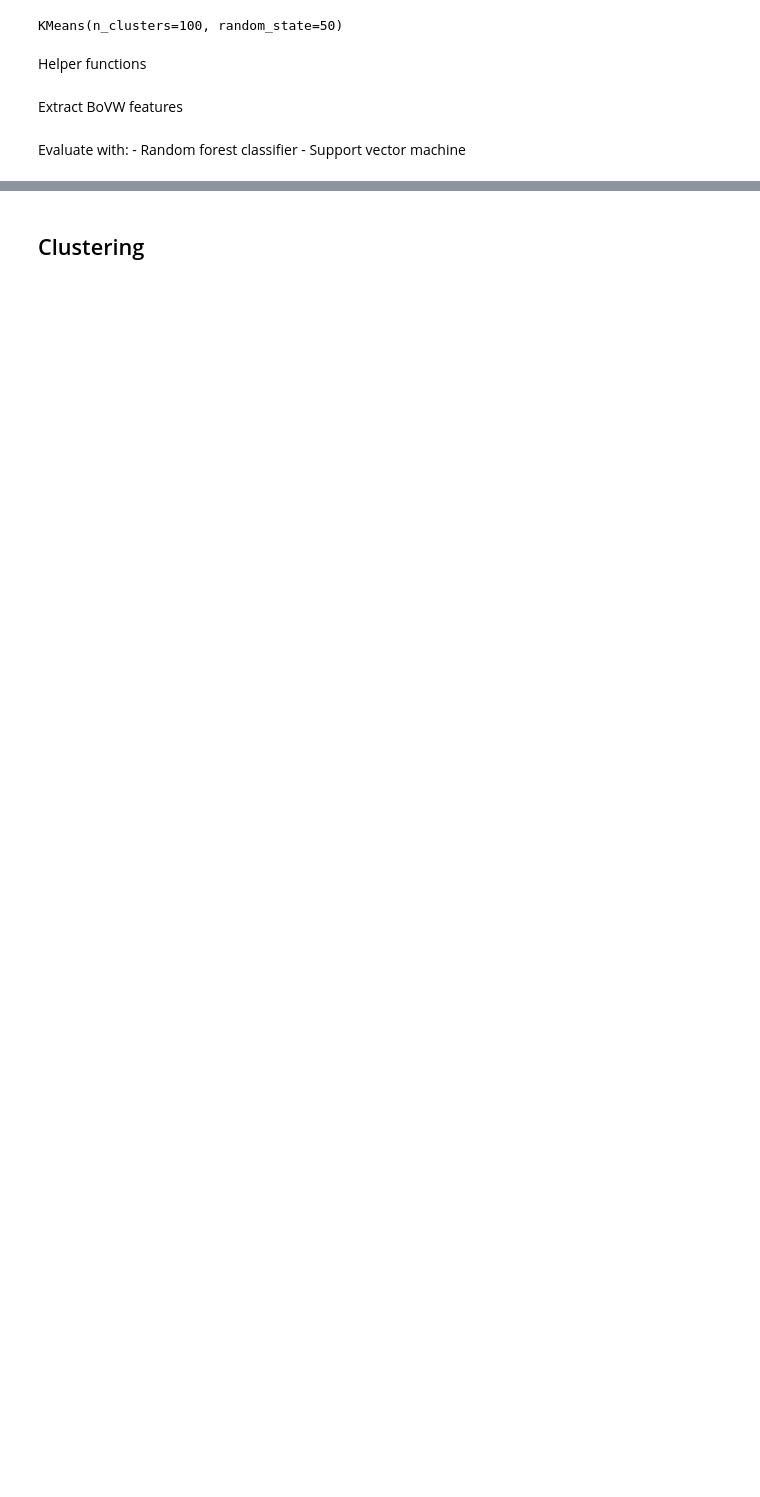
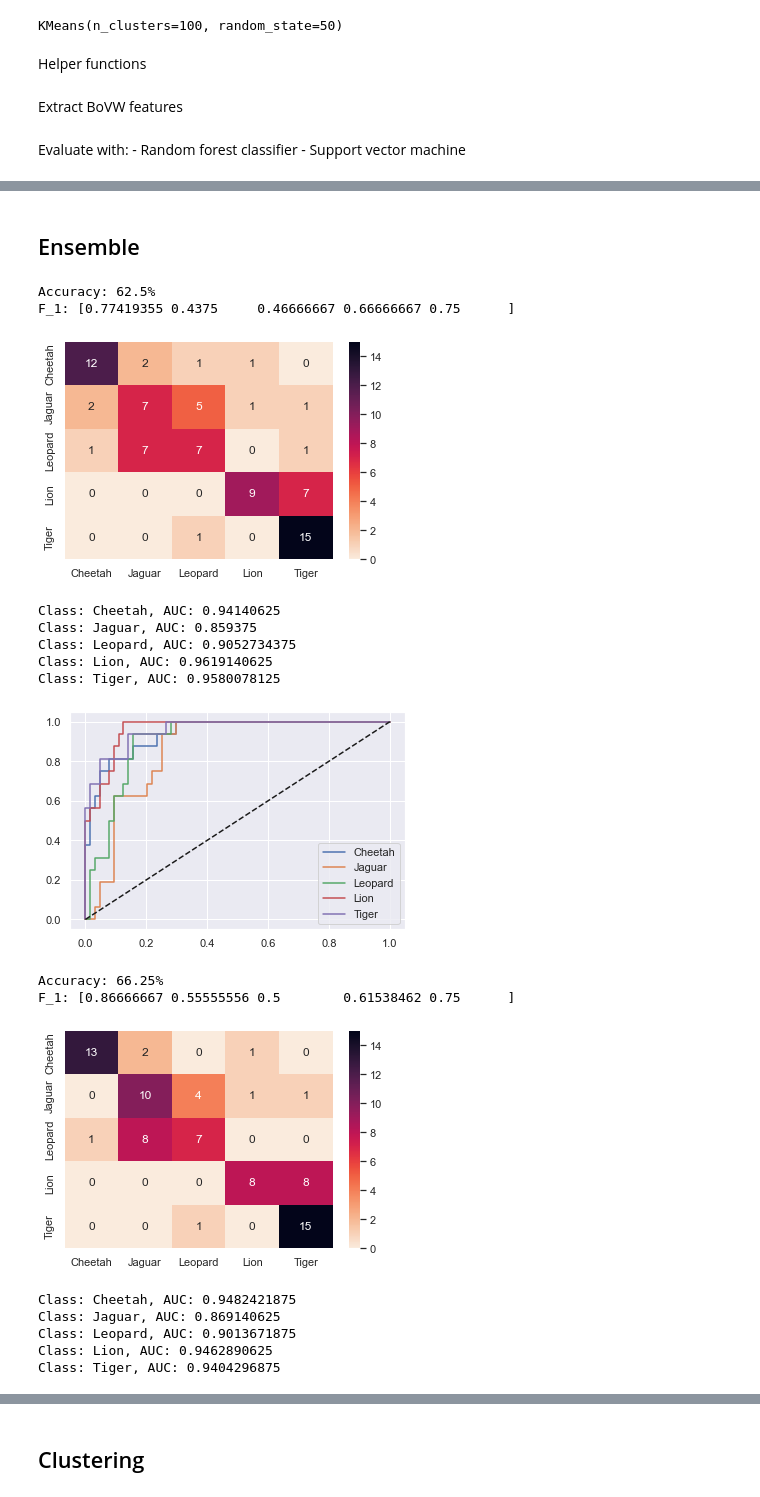
Before and after one commit to alina-dima/PR-for-AI, a Jupyter notebook: Assignment 2/BigCats/big_cats_clustering.ipynb, the cells around one changed output, grey strips where cells are left out. Saved outputs shown, nothing was run; the diff lists cells and outputs as text; code cells hidden in the pictures; blank space fills up the shorter version.

```diff
--- a/Assignment 2/BigCats/big_cats_clustering.ipynb
+++ b/Assignment 2/BigCats/big_cats_clustering.ipynb
@@ -320,0 +334,32 @@ Class: Tiger, AUC: 0.9541015625
+# %% [markdown]
+## Ensemble
+# %%
+clf1 = KNeighborsClassifier()
+clf2 = RandomForestClassifier(random_state=RANDOM_STATE)
+clf3 = SVC(probability=True)
+
+print("\nEvaluation with soft voting:")
+eclf = VotingClassifier(estimators=[('knn', clf1), ('rf', clf2), ('svm', clf3)], voting='soft')
+run_model(eclf, kmeans_train_features, label_train, kmeans_test_features, label_test)
+
+print("\nEvaluation with stacking:")
+clf = StackingClassifier(estimators=[('knn', clf1), ('rf', clf2), ('svm', clf3)], final_estimator=clf3)
+run_model(clf, kmeans_train_features, label_train, kmeans_test_features, label_test)
+# %% [output]
+Accuracy: 62.5%
+F_1: [0.77419355 0.4375     0.46666667 0.66666667 0.75      ]
+[figure, added]
+Class: Cheetah, AUC: 0.94140625
+Class: Jaguar, AUC: 0.859375
+Class: Leopard, AUC: 0.9052734375
+Class: Lion, AUC: 0.9619140625
+Class: Tiger, AUC: 0.9580078125
+[figure, added]
+Accuracy: 66.25%
+F_1: [0.86666667 0.55555556 0.5        0.61538462 0.75      ]
+[figure, added]
+Class: Cheetah, AUC: 0.9482421875
+Class: Jaguar, AUC: 0.869140625
+Class: Leopard, AUC: 0.9013671875
+Class: Lion, AUC: 0.9462890625
+Class: Tiger, AUC: 0.9404296875
```
Also changed, not shown: parts of 13 cells of this notebook.
